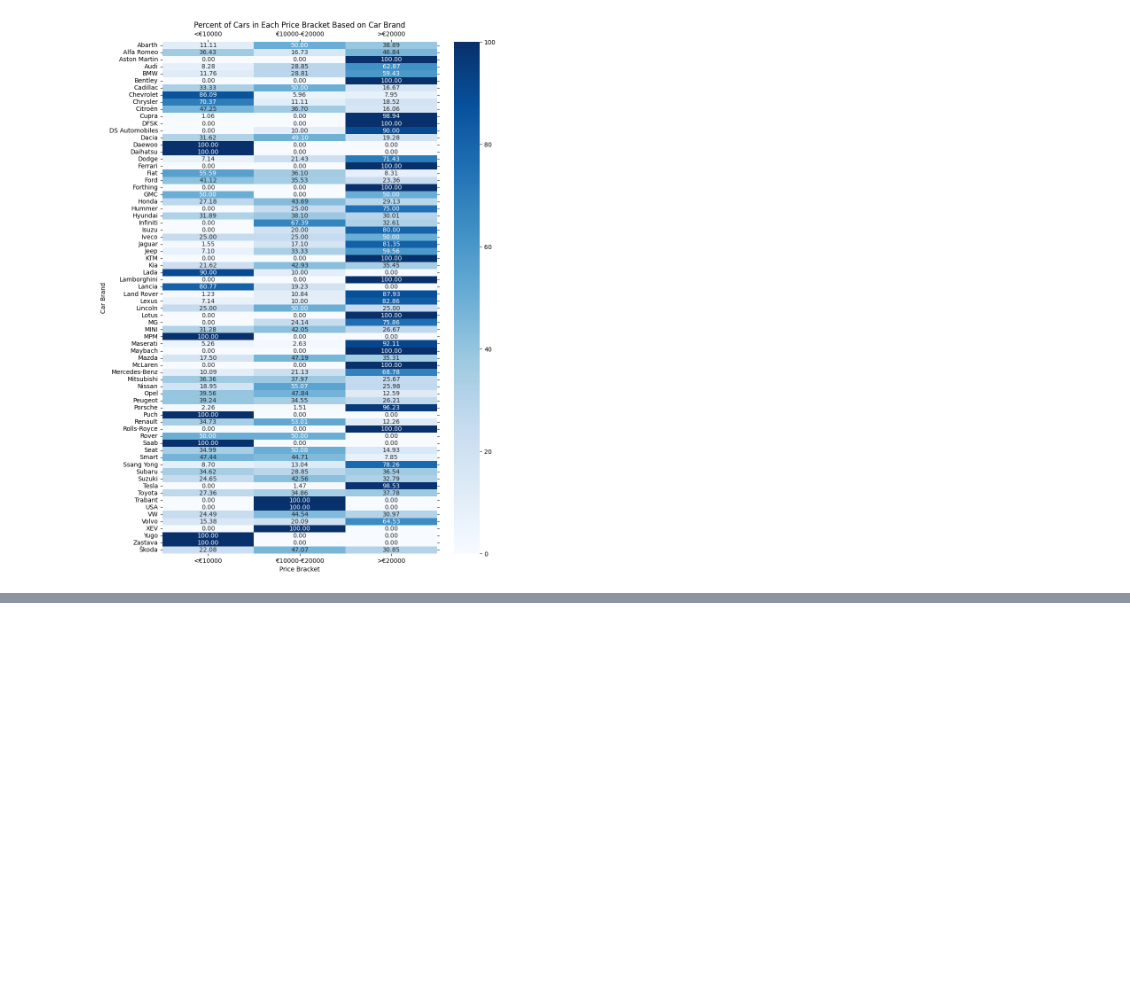
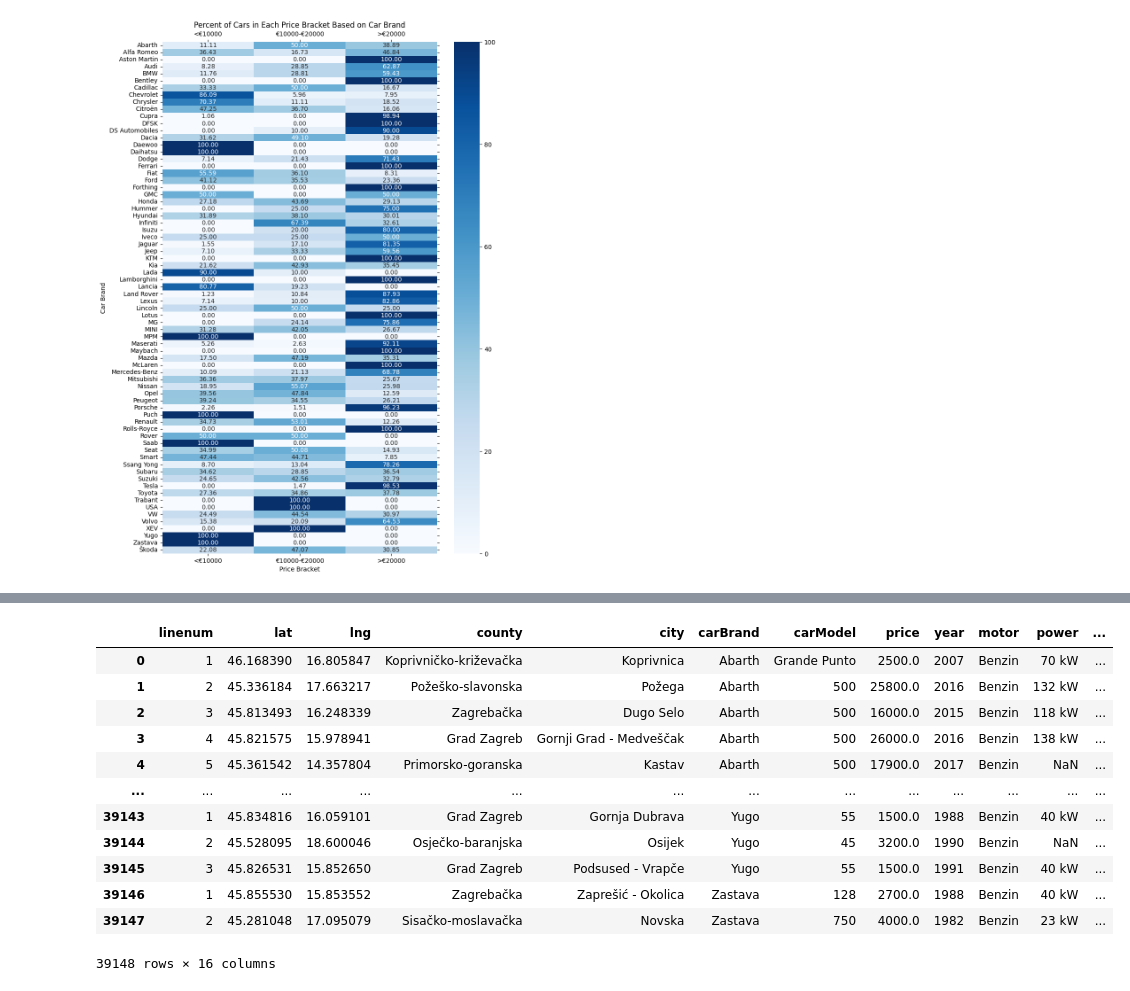
Before and after one commit to dmarti01/Seminarski-Rad, a Jupyter notebook: visualize.ipynb, the cells around one changed output, grey strips where cells are left out. Cells and saved outputs as stored; diff of their text form; code cells hidden in the pictures; blank space fills up the shorter version.

```diff
--- a/visualize.ipynb
+++ b/visualize.ipynb
@@ -118,0 +182,17 @@ plt.tick_params(right=True, top=True, labeltop=True,rotation=0)
+# %%
+
+new_df
+# %% [output]
+|  | linenum | lat | lng | county | city | carBrand | carModel | price | year | motor | power | ... |
+| 0 | 1 | 46.168390 | 16.805847 | Koprivničko-križevačka | Koprivnica | Abarth | Grande Punto | 2500.0 | 2007 | Benzin | 70 kW | ... |
+| 1 | 2 | 45.336184 | 17.663217 | Požeško-slavonska | Požega | Abarth | 500 | 25800.0 | 2016 | Benzin | 132 kW | ... |
+| 2 | 3 | 45.813493 | 16.248339 | Zagrebačka | Dugo Selo | Abarth | 500 | 16000.0 | 2015 | Benzin | 118 kW | ... |
+| 3 | 4 | 45.821575 | 15.978941 | Grad Zagreb | Gornji Grad - Medveščak | Abarth | 500 | 26000.0 | 2016 | Benzin | 138 kW | ... |
+| 4 | 5 | 45.361542 | 14.357804 | Primorsko-goranska | Kastav | Abarth | 500 | 17900.0 | 2017 | Benzin | NaN | ... |
+| ... | ... | ... | ... | ... | ... | ... | ... | ... | ... | ... | ... | ... |
+| 39143 | 1 | 45.834816 | 16.059101 | Grad Zagreb | Gornja Dubrava | Yugo | 55 | 1500.0 | 1988 | Benzin | 40 kW | ... |
+| 39144 | 2 | 45.528095 | 18.600046 | Osječko-baranjska | Osijek | Yugo | 45 | 3200.0 | 1990 | Benzin | NaN | ... |
+| 39145 | 3 | 45.826531 | 15.852650 | Grad Zagreb | Podsused - Vrapče | Yugo | 55 | 1500.0 | 1991 | Benzin | 40 kW | ... |
+| 39146 | 1 | 45.855530 | 15.853552 | Zagrebačka | Zaprešić - Okolica | Zastava | 128 | 2700.0 | 1988 | Benzin | 40 kW | ... |
+| 39147 | 2 | 45.281048 | 17.095079 | Sisačko-moslavačka | Novska | Zastava | 750 | 4000.0 | 1982 | Benzin | 23 kW | ... |
+39148 rows × 16 columns
```
Also changed, not shown: parts of 8 cells of this notebook.
